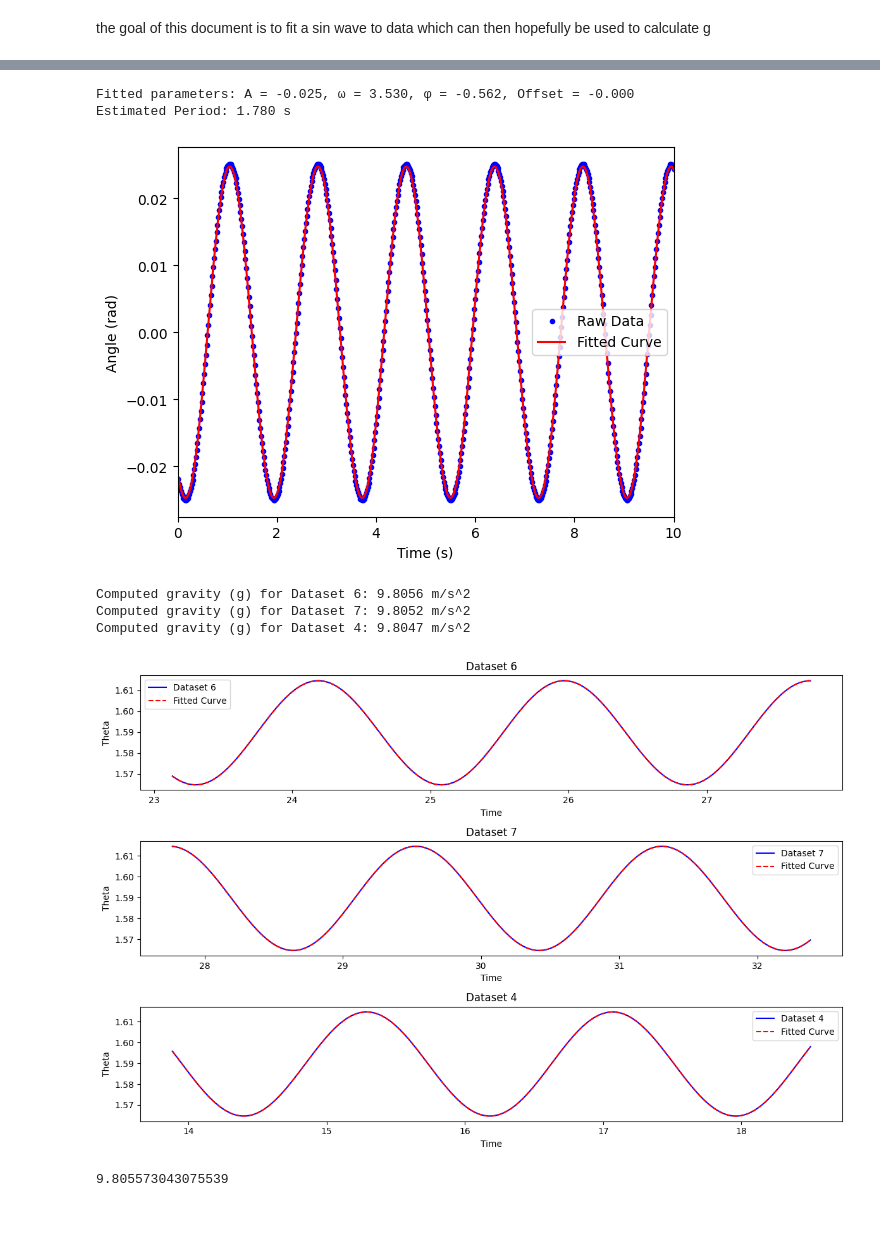
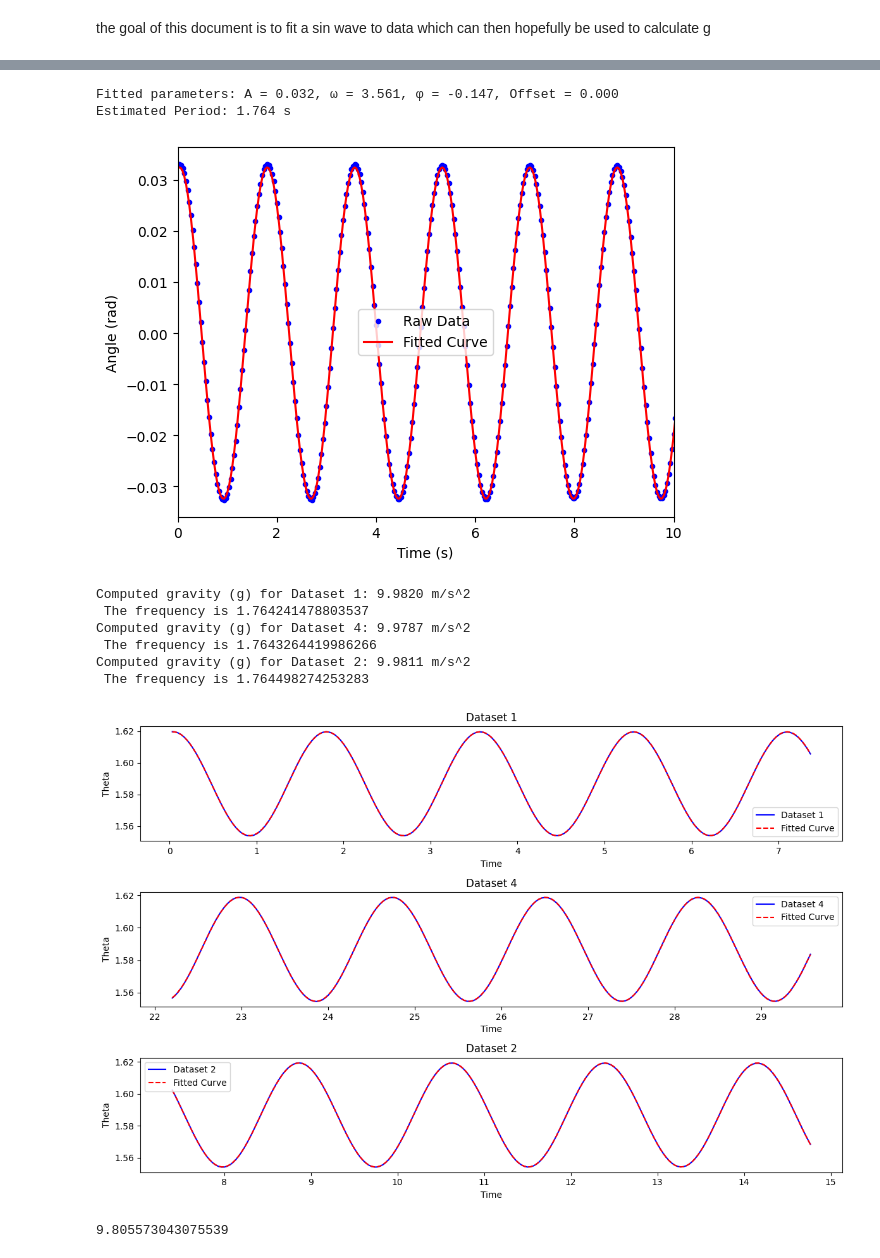
Before and after one commit to zgotobed/Ruchardt, a Jupyter notebook: Code/fit_sine.ipynb, the cells around one changed output, grey strips where cells are left out. Saved outputs shown, nothing was run; the diff lists cells and outputs as text; code cells hidden in the pictures; blank space fills up the shorter version.

```diff
--- a/Code/fit_sine.ipynb
+++ b/Code/fit_sine.ipynb
@@ -8,7 +8,7 @@ from scipy.optimize import curve_fit
 the goal of this document is to fit a sin wave to data which can then hopefully be used to calculate g
 # %%
 # Load the CSV data containing the results
-csv_file_path = '../CSV Files/coordinates_3min.csv'
+csv_file_path = '../CSV Files/coordinates_Feb18.csv'
 data = pd.read_csv(csv_file_path)
 
 # Extract x (x-coordinate) and y (y-coordinate)
@@ -16,7 +16,14 @@ x = data['x'].values
 y = data['y'].values
 time = data['Time'].values
 
+indices = y > 160
 
+# Extract corresponding time values
+t_values = time[indices]
+
+y = y[indices]
+x=x[indices]
+time = time[indices]
 
 # Plot the (x, y) points
 plt.figure(figsize=(10, 6))
@@ -198,15 +194,17 @@ plt.ylabel("Angle (rad)")
 plt.legend()
 plt.show()
 # %% [output]
-Fitted parameters: A = -0.025, ω = 3.530, φ = -0.562, Offset = -0.000
-Estimated Period: 1.780 s
+Fitted parameters: A = 0.032, ω = 3.561, φ = -0.147, Offset = 0.000
+Estimated Period: 1.764 s
-[figure, old version]
+[figure, new version]
 # %%
 # Create ten time blocks
 # Assuming 'time' is the original time array
 
+n = 4
+
 # Create 50 blocks
-time_blocks = [time[int(i * len(time) / 40):int((i + 1) * len(time) / 40)] for i in range(40)]
+time_blocks = [time[int(i * len(time) / n):int((i + 1) * len(time) / n)] for i in range(n)]
 
 # Now, time_blocks contains 50 blocks, but we will only use the first 10 for analysis
 #time1 = time_blocks[0]
@@ -223,7 +221,7 @@ time_blocks = [time[int(i * len(time) / 40):int((i + 1) * len(time) / 40)] for i
 time_super = time_blocks
 
 
-theta_blocks = [theta[int(i * len(theta) / 40):int((i + 1) * len(theta) / 40)] for i in range(40)]
+theta_blocks = [theta[int(i * len(theta) / n):int((i + 1) * len(theta) / n)] for i in range(n)]
 #theta1 = theta_blocks[0]
 #theta2 = theta_blocks[1]
 #theta3 = theta_blocks[2]
@@ -237,16 +235,16 @@ theta_blocks = [theta[int(i * len(theta) / 40):int((i + 1) * len(theta) / 40)] f
 theta_super = theta_blocks
 # %%
 # Initialize arrays to store analysis results for each time block
-amp_results = np.zeros(10)
-omega_results = np.zeros(10)
-phase_results = np.zeros(10)
-offset_results = np.zeros(10)
-freq_results = np.zeros(10)
-period_results = np.zeros(10)
-maxcov_results = np.zeros(10)
+amp_results = np.zeros(n)
+omega_results = np.zeros(n)
+phase_results = np.zeros(n)
+offset_results = np.zeros(n)
+freq_results = np.zeros(n)
+period_results = np.zeros(n)
+maxcov_results = np.zeros(n)
 L = .787
 # Loop over the first 10 time datasets
-for i in range(10):
+for i in range(n):
     # Extract the fit results for the i-th dataset (e.g., time1, time2, etc.)
     fit_results = fit_pendulum(time_blocks[i], theta_super[i])
 
@@ -263,7 +261,7 @@ import matplotlib.pyplot as plt
 import numpy as np
 
 # Randomly choose 5 indices from the range 0 to 9 (for the first 10 datasets)
-random_indices = np.random.choice(range(10), size=3, replace=False)
+random_indices = np.random.choice(range(4), size=3, replace=False)
 
 # Create subplots (2 rows, 3 columns, but will leave one empty)
 fig, axs = plt.subplots(3, 1, figsize=(12, 8))
@@ -278,37 +276,41 @@ for i, idx in enumerate(random_indices):
     fitfunc = fit_results["fitfunc"]
 
     omega_fit = fit_results["omega"]  # Angular frequency
 
     # Calculate gravity (g) using the formula: g = omega_fit^2 * L
     g = omega_fit**2 * L
 
     # Print the computed gravity value for this dataset
     print(f"Computed gravity (g) for Dataset {idx + 1}: {g:.4f} m/s^2")
+    print(f' The frequency is {period_results[i]}')
 
     # Plot the original data (time vs theta)
     axs[i].plot(time_blocks[idx], theta_super[idx], label=f'Dataset {idx + 1}', color='blue')
 
     # Plot the fitted curve (using the fitfunc)
     axs[i].plot(time_blocks[idx], fitfunc(time_blocks[idx]), label='Fitted Curve', color='red', linestyle='--')
 
     # Set the title and labels
     axs[i].set_title(f'Dataset {idx + 1}')
     axs[i].set_xlabel('Time')
     axs[i].set_ylabel('Theta')
     axs[i].legend()
 
 # Remove the last empty subplot (the 6th one) to keep the layout clean
 
 # Adjust layout for better appearance
 plt.tight_layout()
 
 # Show the plot
 plt.show()
 # %% [output]
-Computed gravity (g) for Dataset 6: 9.8056 m/s^2
-Computed gravity (g) for Dataset 7: 9.8052 m/s^2
-Computed gravity (g) for Dataset 4: 9.8047 m/s^2
+Computed gravity (g) for Dataset 1: 9.9820 m/s^2
+ The frequency is 1.764241478803537
+Computed gravity (g) for Dataset 4: 9.9787 m/s^2
+ The frequency is 1.7643264419986266
+Computed gravity (g) for Dataset 2: 9.9811 m/s^2
+ The frequency is 1.764498274253283
-[figure, old version]
+[figure, new version]
 # %%
 g = omega_fit**2 * L
 print(g)
```
Also changed, not shown: parts of 4 cells of this notebook, 6 other files.
